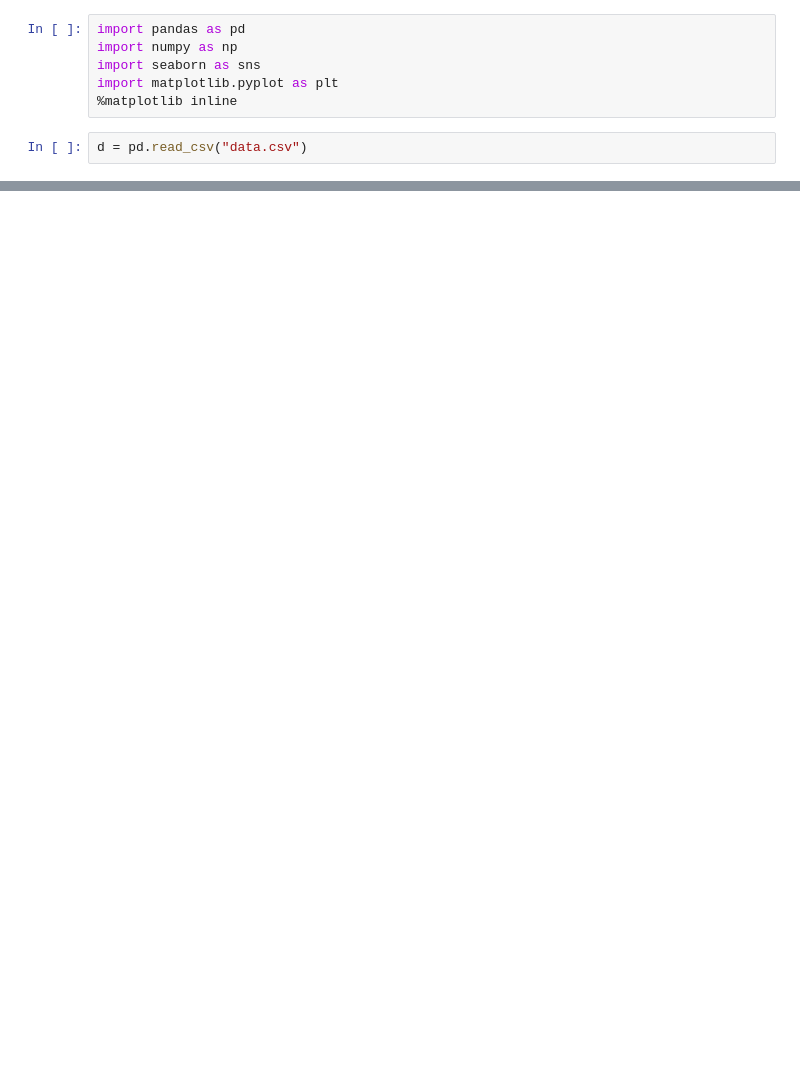
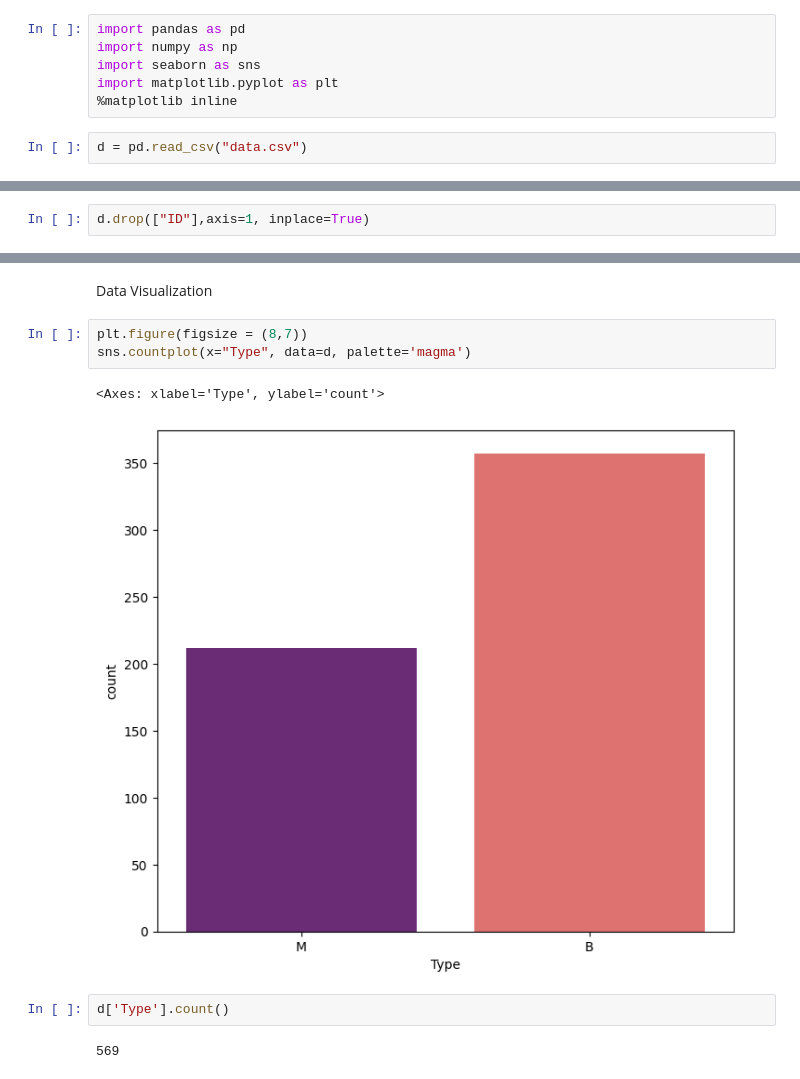
Before and after one commit to DheerajNani7/Breast-Cancer-Detection, a Jupyter notebook: project.ipynb, the cells around one changed output, grey strips where cells are left out. Saved outputs shown, nothing was run; the diff lists cells and outputs as text; blank space fills up the shorter version.

Commit message:
data visualization

```diff
--- a/project.ipynb
+++ b/project.ipynb
@@ -123 +129,3 @@ M           0
 dtype: int64>
+# %%
+d.drop(["ID"],axis=1, inplace=True)
@@ -123,0 +148,12 @@ dtype: int64>
+# %% [markdown]
+Data Visualization
+# %%
+plt.figure(figsize = (8,7))
+sns.countplot(x="Type", data=d, palette='magma')
+# %% [output]
+<Axes: xlabel='Type', ylabel='count'>
+[figure, added]
+# %%
+d['Type'].count()
+# %% [output]
+569
```
Also changed, not shown: parts of 15 cells of this notebook.
